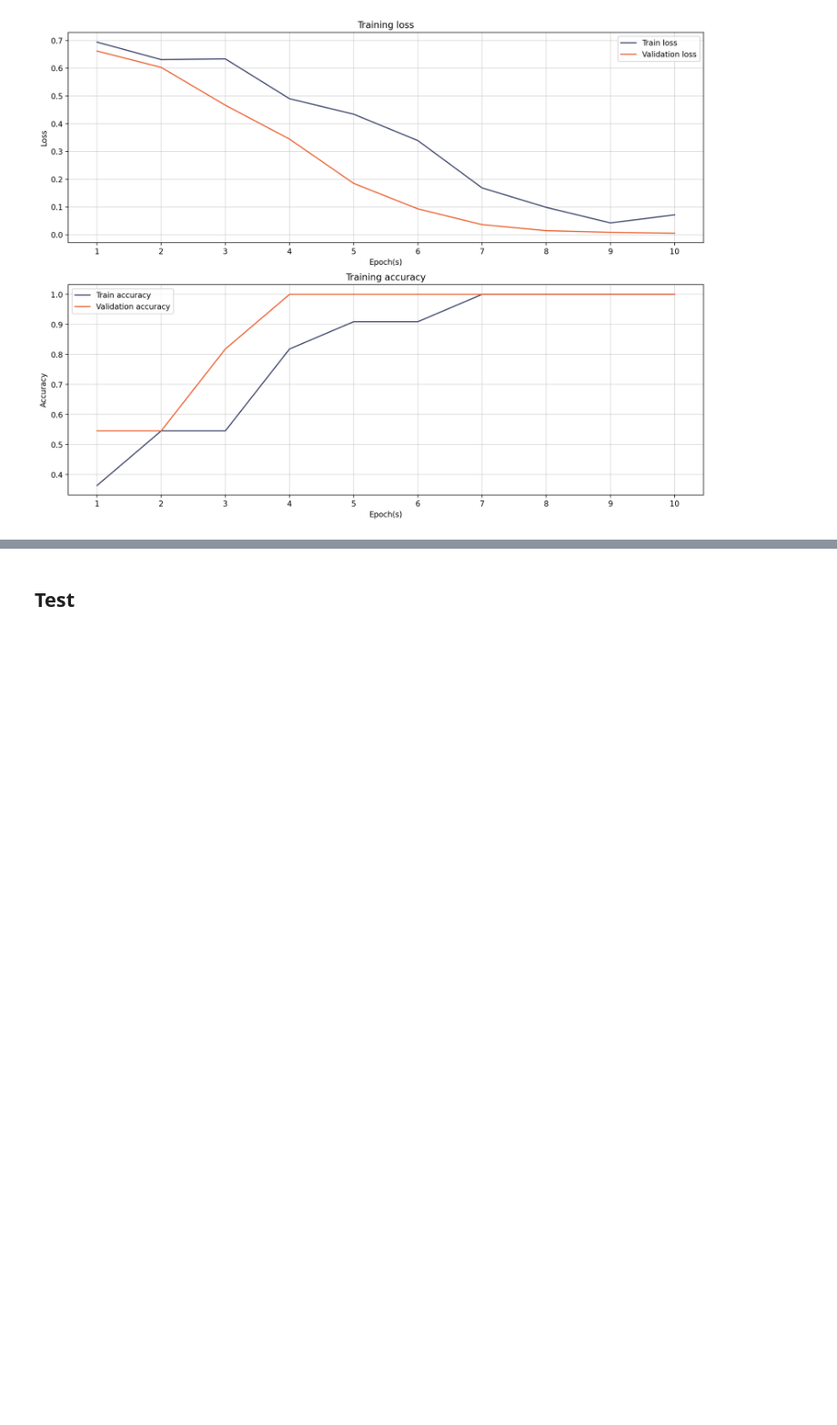
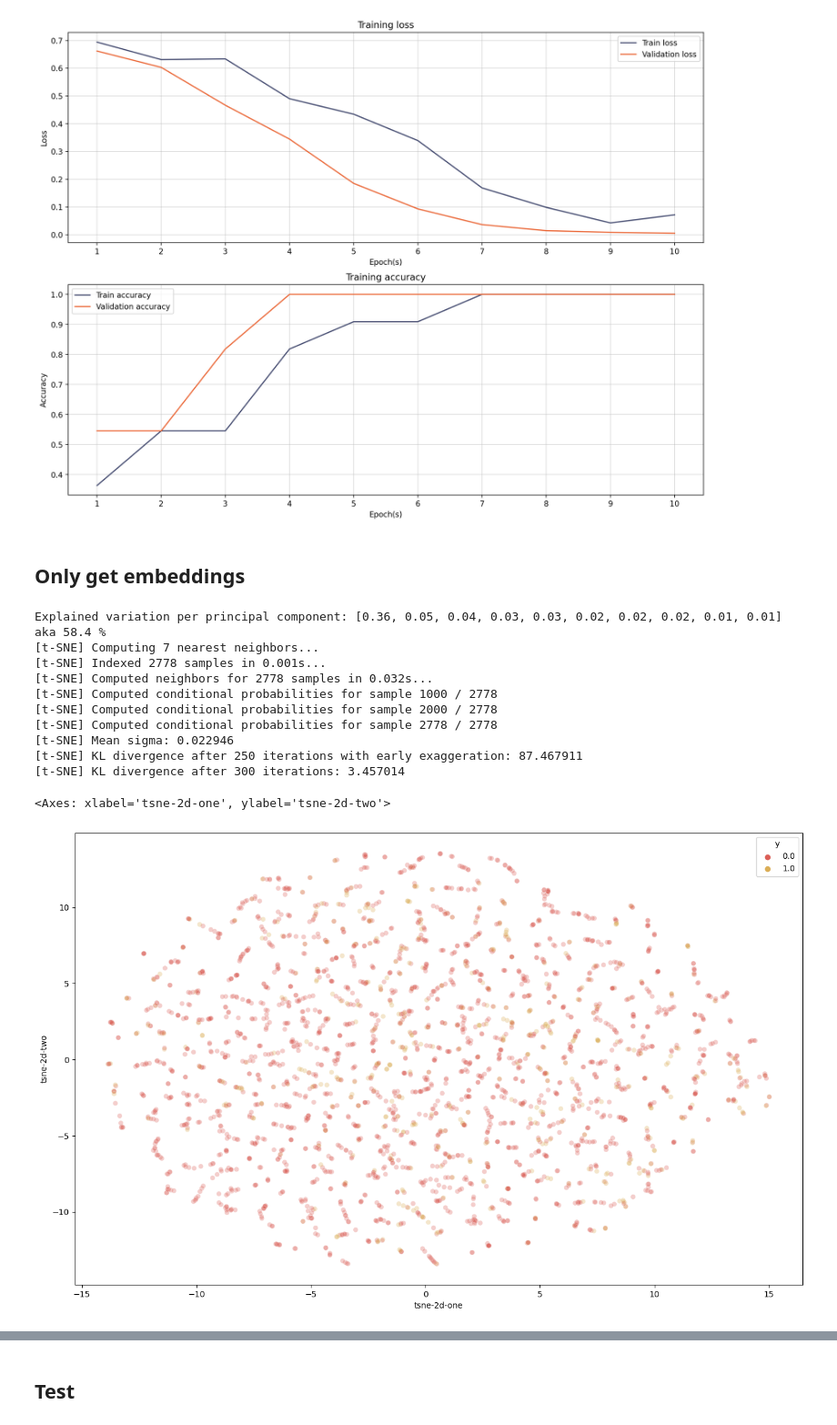
Before and after one commit to DanielSc4/Approach-LWD, a Jupyter notebook: src/bert-like_test.ipynb, the cells around one changed output, grey strips where cells are left out. Shown at 91% size. Saved outputs shown, nothing was run; the diff lists cells and outputs as text; code cells hidden in the pictures; blank space fills up the shorter version.

```diff
--- a/src/bert-like_test.ipynb
+++ b/src/bert-like_test.ipynb
@@ -162,0 +204,20 @@ trainer.train()
+# %%
+def get_emb(loader):
+    embeddings = []
+    lbs = []
+    for inputs, labels in tqdm(loader):
+        for ele in inputs:
+                inputs[ele] = inputs[ele].to(device)
+        with torch.no_grad():
+            out = model.roberta(
+                inputs['input_ids'],
+                inputs['attention_mask'],
+                return_dict = False,
+            )
+            pooled_output = out[0][:, 0, :]       # take <s> token (equiv. to [CLS])
+        embeddings.extend(pooled_output.detach().cpu().numpy().tolist())
+        lbs.extend(labels.double().detach().cpu().numpy())
+    return embeddings, lbs
+
+model.to(device)
+embeddings_for_pca, labels_for_pca = get_emb(test_loader)
@@ -280,3 +406,5 @@ plt.show()
 import pickle
 with open('backup_history1.pkl', 'wb') as f:
     pickle.dump(history, f)
+# %% [markdown]
+## Only get embeddings
@@ -282,0 +437,49 @@ with open('backup_history1.pkl', 'wb') as f:
+# %%
+from sklearn.decomposition import PCA
+pca = PCA(n_components = 10)
+pca_result = pca.fit_transform(embeddings_train)
+
+print('Explained variation per principal component: {}'.format([round(ele, 2) for ele in pca.explained_variance_ratio_]))
+print(f'aka {round(sum(pca.explained_variance_ratio_), 3) * 100} %')
+
+
+# TSNE on
+from sklearn.manifold import TSNE
+
+tsne = TSNE(n_components = 2, verbose = 1, perplexity = 2, n_iter = 300)
+tsne_results = tsne.fit_transform(np.array(pca_result))
+
+one_dim = tsne_results[:,0]
+two_dim = tsne_results[:,1]
+
+data_tsne = pd.DataFrame.from_dict({
+    'tsne-2d-one': one_dim,
+    'tsne-2d-two': two_dim,
+    'y': labels_train,
+})
+
+import seaborn as sns
+
+plt.figure(figsize=(16,10))
+sns.scatterplot(
+    x="tsne-2d-one", y="tsne-2d-two",
+    hue="y",
+    palette=sns.color_palette("hls", 10),
+    data = data_tsne,
+    legend="full",
+    alpha=0.3
+)
+# %% [output]
+Explained variation per principal component: [0.36, 0.05, 0.04, 0.03, 0.03, 0.02, 0.02, 0.02, 0.01, 0.01]
+aka 58.4 %
+[t-SNE] Computing 7 nearest neighbors...
+[t-SNE] Indexed 2778 samples in 0.001s...
+[t-SNE] Computed neighbors for 2778 samples in 0.032s...
+[t-SNE] Computed conditional probabilities for sample 1000 / 2778
+[t-SNE] Computed conditional probabilities for sample 2000 / 2778
+[t-SNE] Computed conditional probabilities for sample 2778 / 2778
+[t-SNE] Mean sigma: 0.022946
+[t-SNE] KL divergence after 250 iterations with early exaggeration: 87.467911
+[t-SNE] KL divergence after 300 iterations: 3.457014
+<Axes: xlabel='tsne-2d-one', ylabel='tsne-2d-two'>
+[figure, added]
```
Also changed, not shown: parts of 22 cells of this notebook.
